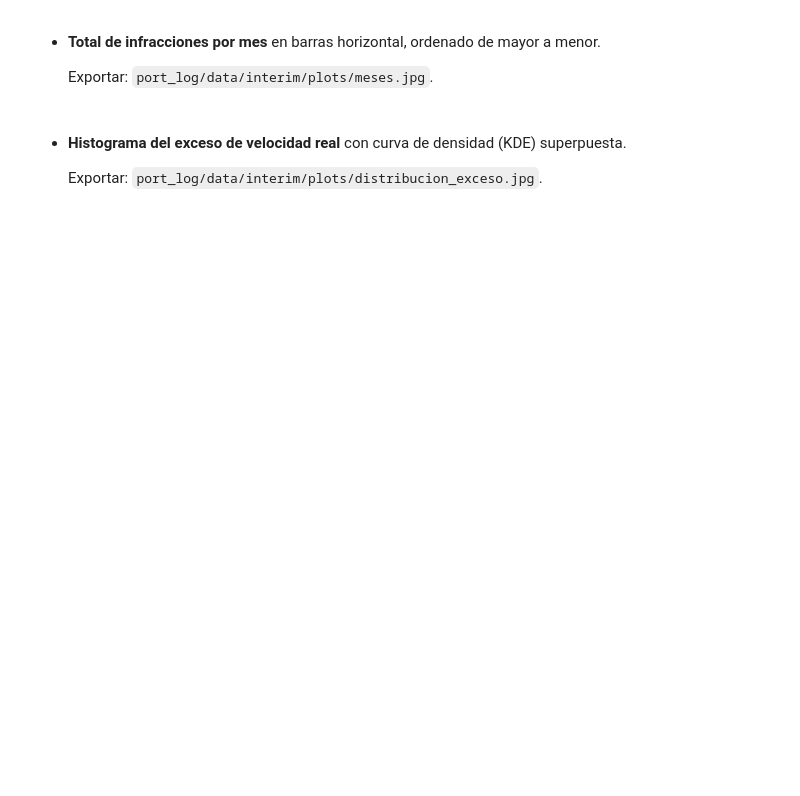
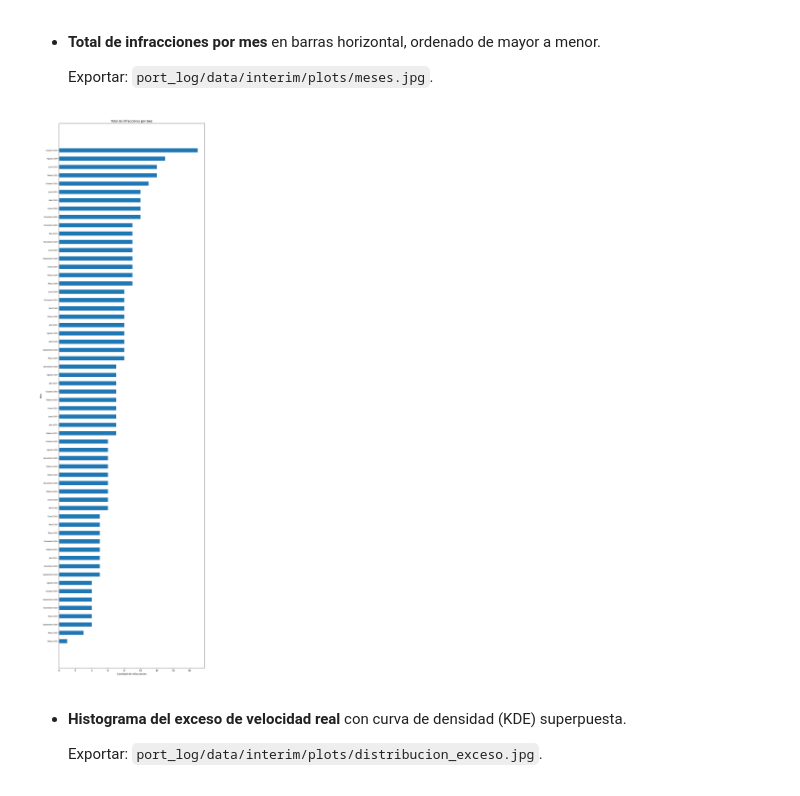
Before and after one commit to HectorOviedoM/Port_Log-Grupo_16, a Jupyter notebook: 01_Port_Log-Grupo_16.ipynb, the cells around one changed output. Drawn from its saved outputs; the diff is of its cells as text; code cells hidden in the pictures; blank space fills up the shorter version.

Commit message:
Correción de fechas en hito 1

```diff
--- a/01_Port_Log-Grupo_16.ipynb
+++ b/01_Port_Log-Grupo_16.ipynb
@@ -378,0 +536,20 @@ print("Horas de egreso imputadas:", int(invalidas_egreso.sum()))
+# %%
+#@title Limpieza de "hora_ingreso"
+
+## Normalización
+
+hora_ingreso = normalizar_hora(df_raw["hora_ingreso"])
+
+## Identificar las primeras 10 horas inválidas
+
+indices_invalidos = hora_ingreso[hora_ingreso.isna()].head(10).index
+
+print("Primeras 10 horas inválidas:")
+display(df_raw.loc[indices_invalidos, "hora_ingreso"])
+
+## Imputación
+
+df_clean["hora_ingreso"] = imputar_hora(hora_ingreso)
+
+print("Valores luego de la imputación:")
+display(df_clean.loc[indices_invalidos, "hora_ingreso"])
@@ -768,31 +1176,49 @@ plt.savefig("port_log/data/interim/plots/turnos.jpg", dpi=300, bbox_inches="tigh
   Exportar: `port_log/data/interim/plots/meses.jpg`.
 # %%
 #@title Total de infracciones por mes
+
 MESES_ES = {
-    "01": "Enero", "02": "Febrero", "03": "Marzo", "04": "Abril",
-    "05": "Mayo", "06": "Junio", "07": "Julio", "08": "Agosto",
-    "09": "Septiembre", "10": "Octubre", "11": "Noviembre", "12": "Diciembre",
+    1: "Enero", 2: "Febrero", 3: "Marzo", 4: "Abril",
+    5: "Mayo", 6: "Junio", 7: "Julio", 8: "Agosto",
+    9: "Septiembre", 10: "Octubre", 11: "Noviembre", 12: "Diciembre",
 }
 
 meses = (
-    df_clean.loc[df_clean["fecha_ingreso"] != "1900-01-01", "fecha_ingreso"]
-    .str[:7]
+    df_clean.loc[
+        df_clean["fecha_ingreso"] != pd.Timestamp("1900-01-01"),
+        "fecha_ingreso"
+    ]
+    .dt.to_period("M")
     .value_counts()
     .sort_values(ascending=False)
 )
-etiquetas = [f"{MESES_ES[m.split('-')[1]]} {m.split('-')[0]}" for m in meses.index]
+
+etiquetas = [
+    f"{MESES_ES[periodo.month]} {periodo.year}"
+    for periodo in meses.index
+]
 
 ALTO_BARRA = 0.5
 alto = max(5, len(meses) * 0.55)
 
 plt.figure(figsize=(10, alto))
-plt.barh(etiquetas[::-1], meses.values[::-1], height=ALTO_BARRA, color="#4C72B0")
+plt.barh(
+    etiquetas[::-1],
+    meses.values[::-1],
+    height=ALTO_BARRA,
+)
 plt.title("Total de infracciones por mes")
 plt.xlabel("Cantidad de infracciones")
 plt.ylabel("Mes")
 plt.yticks(fontsize=7)
 plt.tight_layout()
-plt.savefig("port_log/data/interim/plots/meses.jpg", dpi=300, bbox_inches="tight")
+plt.savefig(
+    "port_log/data/interim/plots/meses.jpg",
+    dpi=300,
+    bbox_inches="tight",
+)
+# %% [output]
+[figure, added]
 # %% [markdown]
 
 - **Histograma del exceso de velocidad real** con curva de densidad (KDE) superpuesta.
```
Also changed, not shown: parts of 53 cells of this notebook, 5 other files.
